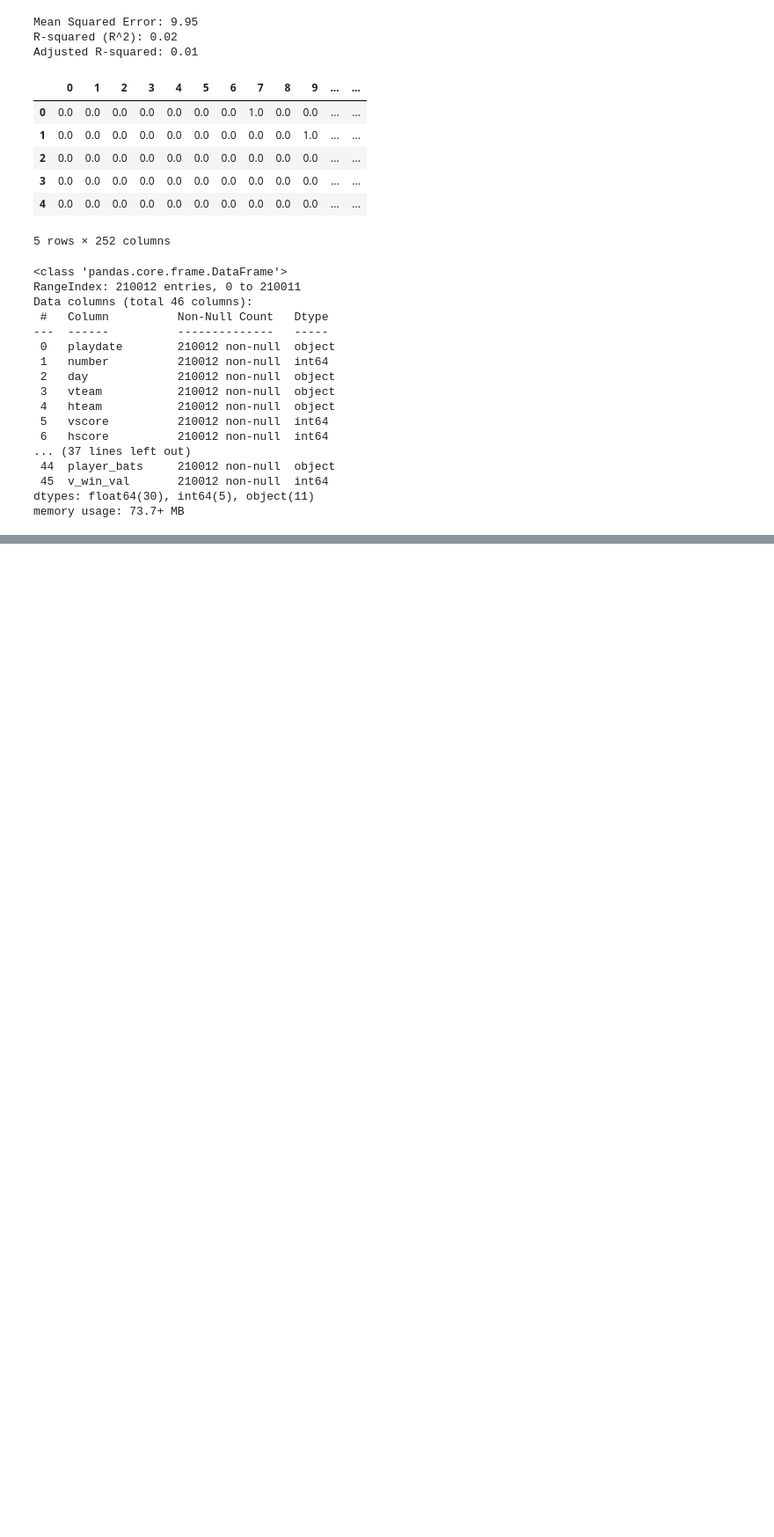
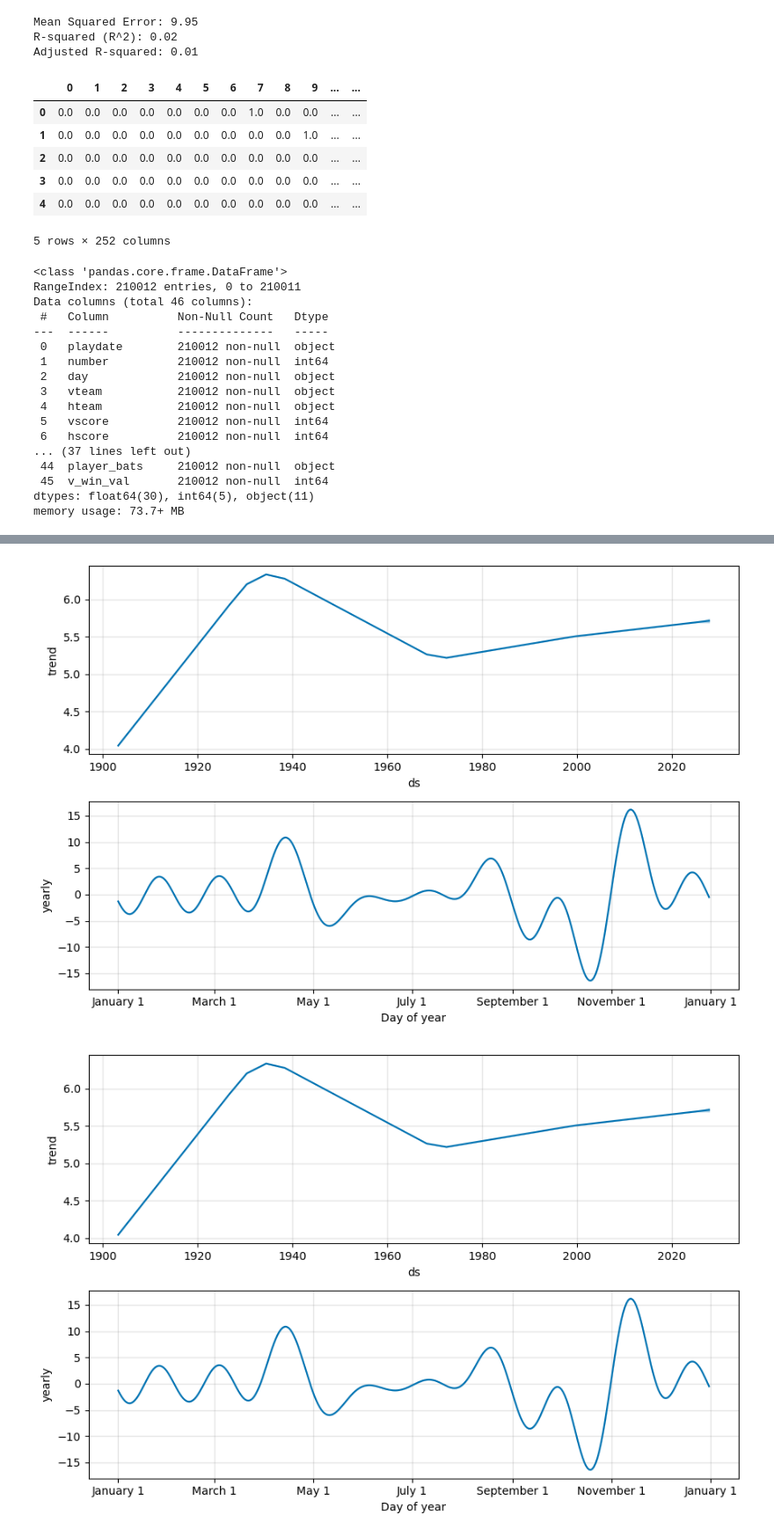
Before and after one commit to ScientificSam/Capstone, a Jupyter notebook: Notebooks/baseball.ipynb, the cells around one changed output, grey strips where cells are left out. Shown at 88% size. Cells and saved outputs as stored; diff of their text form; code cells hidden in the pictures; blank space fills up the shorter version.

```diff
--- a/Notebooks/baseball.ipynb
+++ b/Notebooks/baseball.ipynb
@@ -786,0 +963,5 @@ Top 10 Most Influential Features:
+# %%
+model_time.plot_components(forecast)
+# %% [output]
+[figure, added]
+[figure, added]
```
Also changed, not shown: parts of 27 cells of this notebook, 1 other file.
